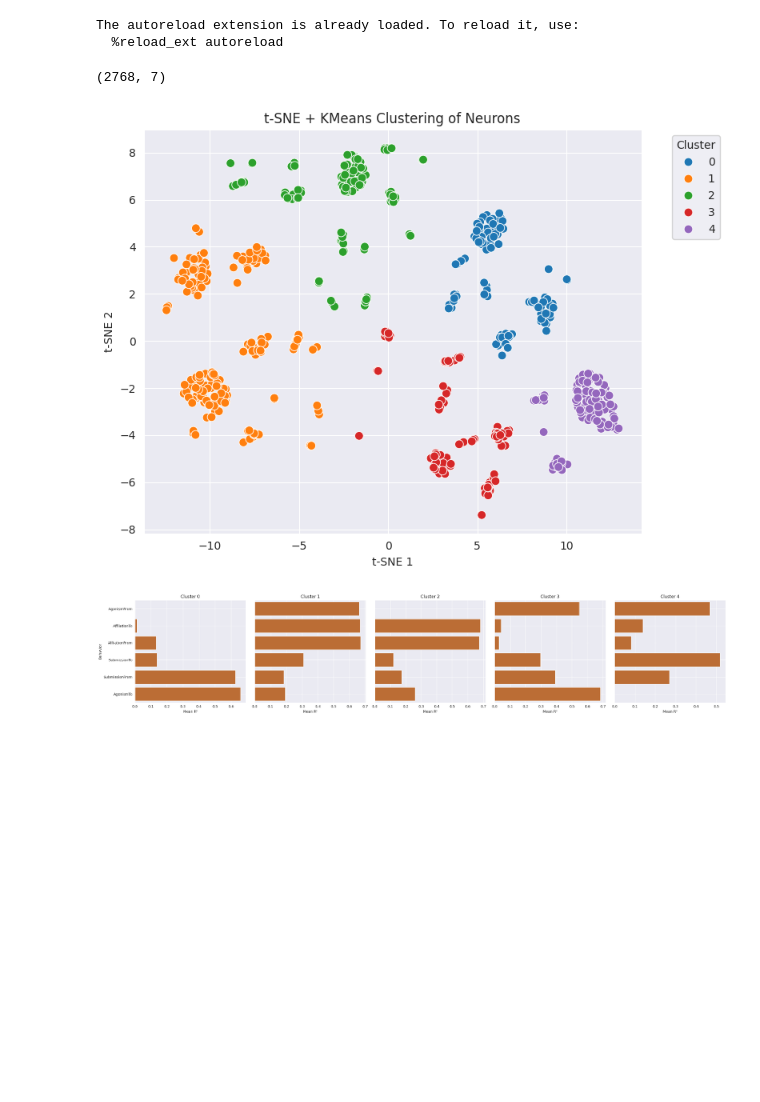
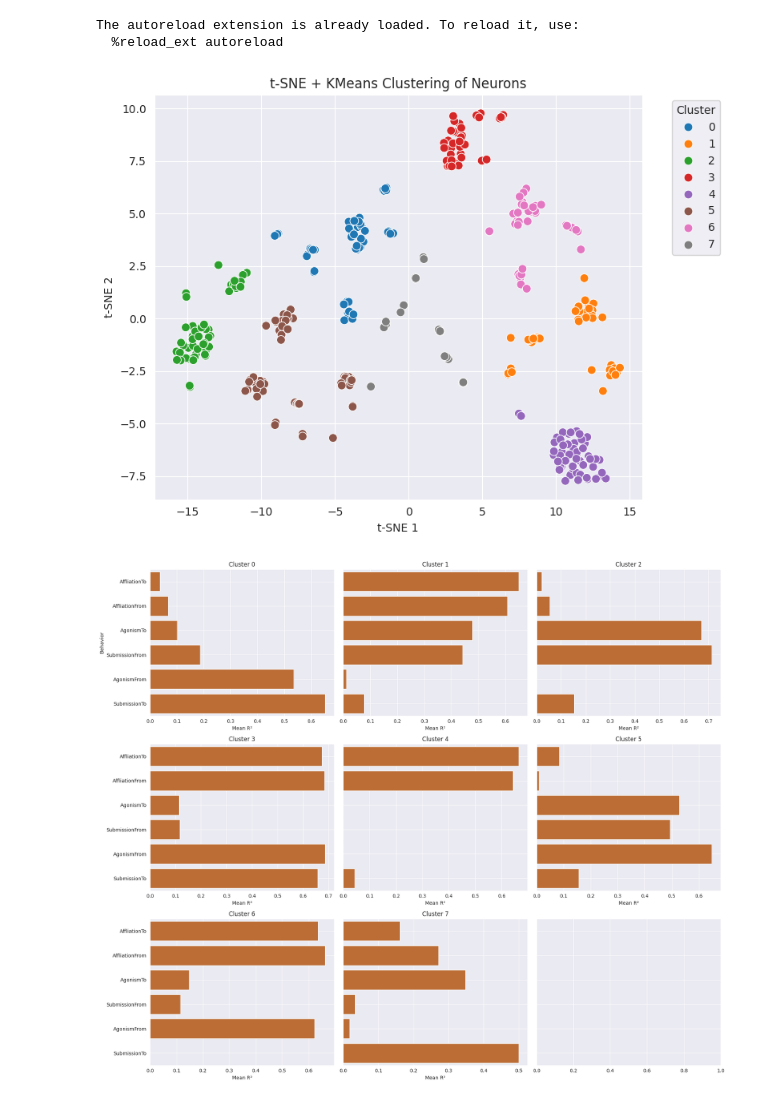
Before and after one commit to EdConnorLab/Julie, a Jupyter notebook: notebooks/regression_analysis2.ipynb, the cells around one changed output. Drawn from its saved outputs; the diff is of its cells as text; code cells hidden in the pictures; blank space fills up the shorter version.

Commit message:
more regression stuff... trying out different stuff...

```diff
--- a/notebooks/regression_analysis2.ipynb
+++ b/notebooks/regression_analysis2.ipynb
@@ -21,11 +18,11 @@ from sklearn.preprocessing import StandardScaler
 The autoreload extension is already loaded. To reload it, use:
   %reload_ext autoreload
 # %%
-significant_results = pd.read_pickle('/home/connorlab/Documents/GitHub/Julie/Cortana/analysis_results/directional_linear_regression_on_single_neurons_low_variance_removed.pkl')
+significant_results = pd.read_pickle('/home/connorlab/Documents/GitHub/Julie/Cortana/analysis_results/directional_linear_regression_on_single_neurons.pkl')
 significant_results = significant_results[significant_results['p_value'] < 0.05]
-print(significant_results.shape)
+# significant_results = significant_results[significant_results['NeuronID'].str.contains("Unit")]
+# significant_results.shape
+# significant_results['NeuronID'].nunique()
-# %% [output]
-(2768, 7)
 # %%
 filtered_df = (
         significant_results
@@ -42,11 +39,11 @@ pivot_df = pivot_df[(pivot_df > 0).sum(axis=1) >= 2]
 # scaler = StandardScaler()
 # scaled_data = scaler.fit_transform(pivot_df)
 # t-SNE
-tsne = TSNE(n_components=2, perplexity=100, random_state=42, init='pca')
+tsne = TSNE(n_components=2, perplexity=50, random_state=42, init='pca')
 tsne_coords = tsne.fit_transform(pivot_df)
 
 # KMeans clustering
-kmeans = KMeans(n_clusters=5, random_state=42, n_init=10)
+kmeans = KMeans(n_clusters=8, random_state=42, n_init=30)
 cluster_labels = kmeans.fit_predict(tsne_coords)
 
 # add cluster colors to t-sne plot
@@ -59,31 +56,35 @@ plt.legend(title="Cluster", bbox_to_anchor=(1.05, 1), loc='upper left')
 plt.tight_layout()
 plt.show()
 # %% [output]
-[figure, old version]
+[figure, new version]
 # %%
 cluster_series = pd.Series(cluster_labels)
 pivot_df_clustered = pivot_df.copy()
 pivot_df_clustered['Cluster'] = cluster_labels
 n_clusters = cluster_series.nunique()
 # Figure setup
-fig, axes = plt.subplots(1, n_clusters, figsize=(5 * n_clusters, 5), sharey=True)
+ncols = 3
+nrows = (n_clusters + ncols - 1) // ncols  # 자동 계산
 
+fig, axes = plt.subplots(nrows, ncols, figsize=(6 * ncols, 5 * nrows), sharey=True)
+
+axes = axes.flatten()
 for i, cluster_id in enumerate(sorted(cluster_series.unique())):
     ax = axes[i] if n_clusters > 1 else axes
 
     cluster_df = pivot_df_clustered[pivot_df_clustered['Cluster'] == cluster_id].drop(columns='Cluster')
     mean_r2 = cluster_df.mean().sort_values(ascending=True)  # <- barh로 그릴거라서 ascending=True
 
     sns.barplot(x=mean_r2.values, y=mean_r2.index, ax=ax, color='chocolate')
     ax.set_title(f"Cluster {cluster_id}")
     ax.set_xlabel("Mean R²")
     if i == 0:
         ax.set_ylabel("Behavior")
     else:
         ax.set_ylabel("")
     ax.grid(True)
 
 plt.tight_layout()
 plt.show()
 # %% [output]
-[figure, old version]
+[figure, new version]
```
Also changed, not shown: parts of 7 cells of this notebook, 2 other files.
